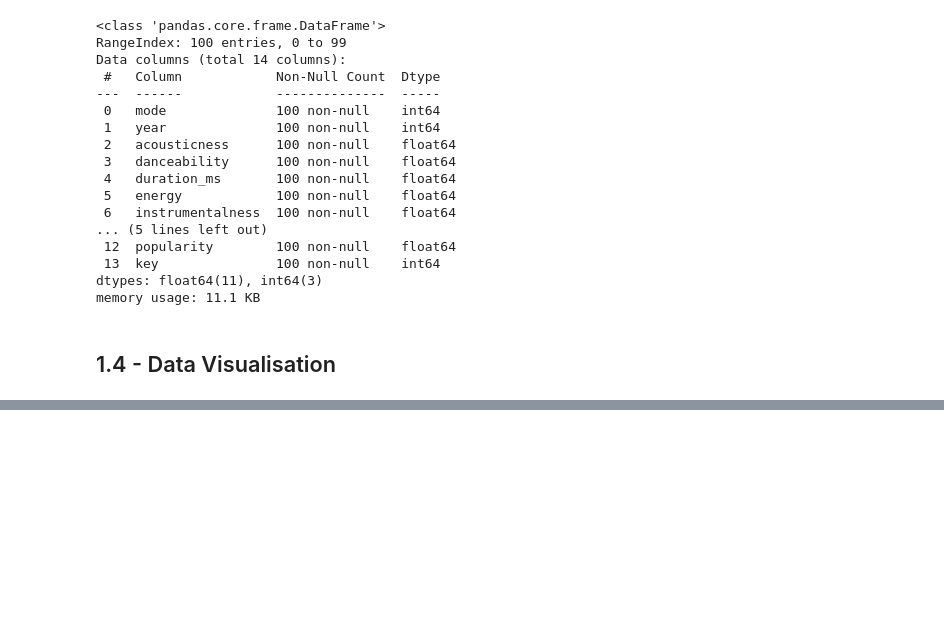
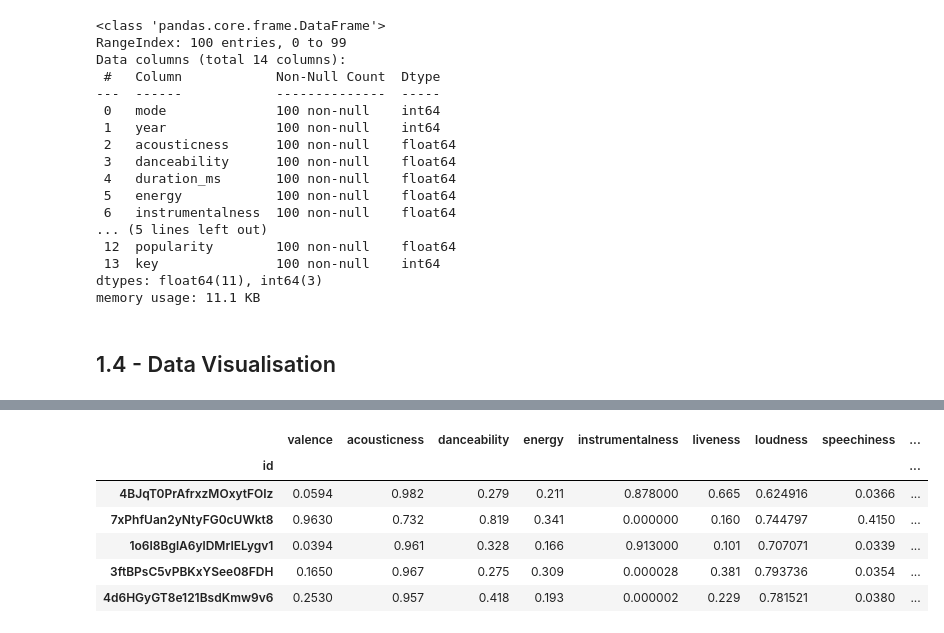
Before and after one commit to Hamna-Akh/SOEN-471-Music-Recommender-System, a Jupyter notebook: notebook.ipynb, the cells around one changed output, grey strips where cells are left out. Saved outputs shown, nothing was run; the diff lists cells and outputs as text; code cells hidden in the pictures; blank space fills up the shorter version.

```diff
--- a/notebook.ipynb
+++ b/notebook.ipynb
@@ -156,0 +204,16 @@ print(normalized_df[:2])
+# %%
+# rescale values and change ID to be primary key Spotify ID
+df_for_kNN['loudness'] = df_for_kNN['loudness']+60 # since the minimum value is -60 and we want to make it 0
+df_for_kNN['loudness'] = df_for_kNN['loudness']/63.855 # since the maximum value is now 63.855 and we want to make it 1
+df_for_kNN['tempo'] = df_for_kNN['tempo']/244.091 # since the maximum value is 244.091 and we want to make it 1
+df_for_kNN.index = df_for_kNN['id'] # change index to be the id
+df_for_kNN = df_for_kNN.drop(['id'],axis=1) # remove id column
+df_for_kNN.head() # check if everything is ok
+# %% [output]
+|  | valence | acousticness | danceability | energy | instrumentalness | liveness | loudness | speechiness | ... |
+| id |  |  |  |  |  |  |  |  | ... |
+| 4BJqT0PrAfrxzMOxytFOIz | 0.0594 | 0.982 | 0.279 | 0.211 | 0.878000 | 0.665 | 0.624916 | 0.0366 | ... |
+| 7xPhfUan2yNtyFG0cUWkt8 | 0.9630 | 0.732 | 0.819 | 0.341 | 0.000000 | 0.160 | 0.744797 | 0.4150 | ... |
+| 1o6I8BglA6ylDMrIELygv1 | 0.0394 | 0.961 | 0.328 | 0.166 | 0.913000 | 0.101 | 0.707071 | 0.0339 | ... |
+| 3ftBPsC5vPBKxYSee08FDH | 0.1650 | 0.967 | 0.275 | 0.309 | 0.000028 | 0.381 | 0.793736 | 0.0354 | ... |
+| 4d6HGyGT8e121BsdKmw9v6 | 0.2530 | 0.957 | 0.418 | 0.193 | 0.000002 | 0.229 | 0.781521 | 0.0380 | ... |
```
Also changed, not shown: parts of 19 cells of this notebook.
